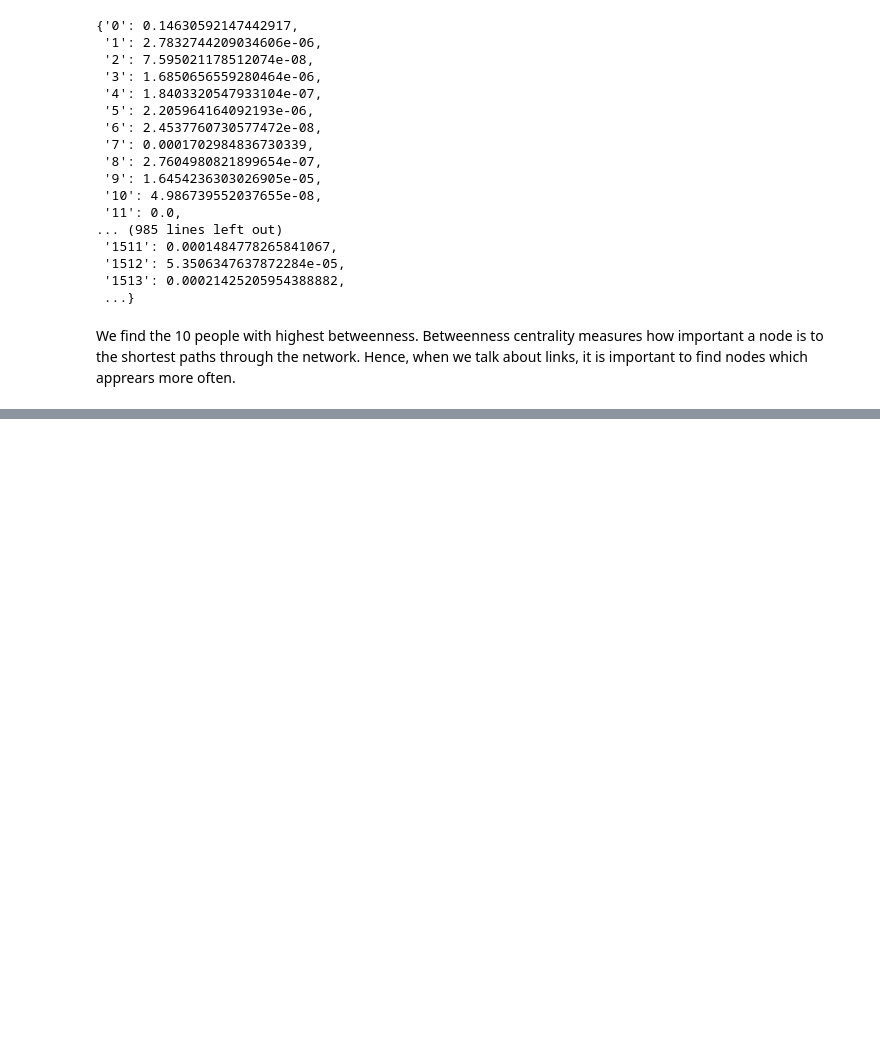
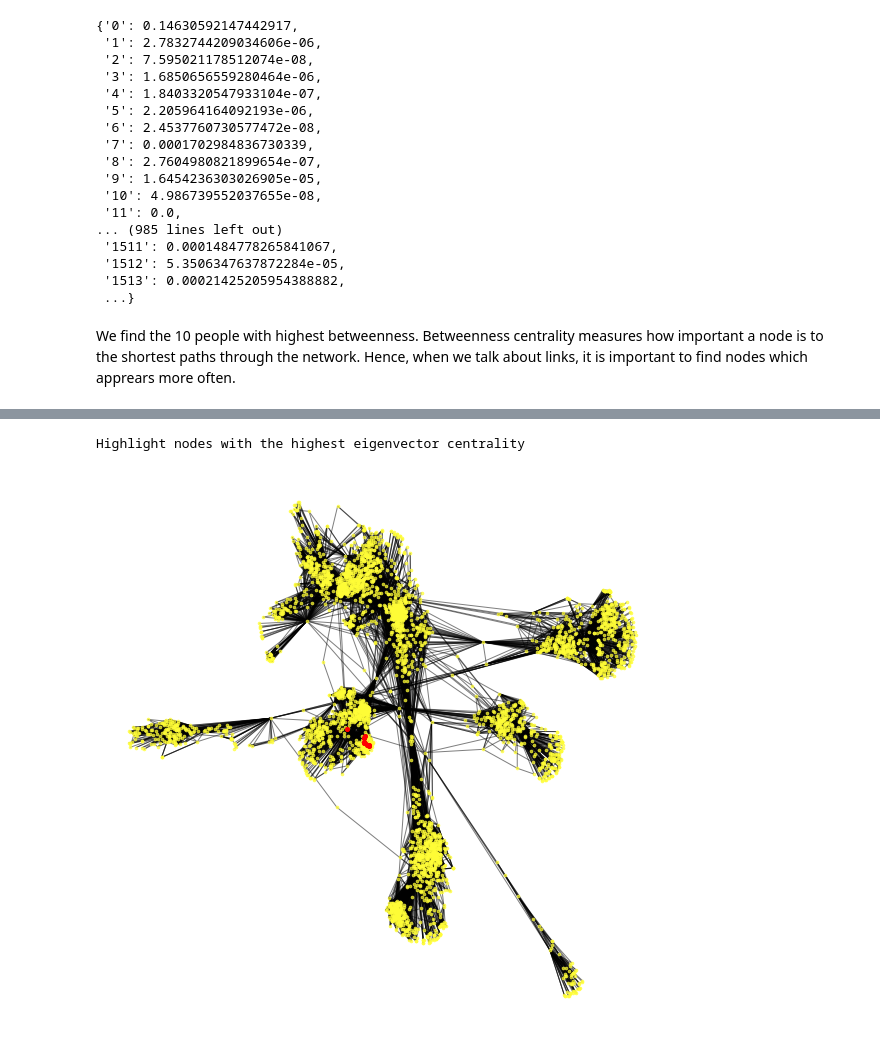
Before and after one commit to anitamezzetti/EPFL_Data_science_in_practice, a Jupyter notebook: Problem Set 3/ps3.ipynb, the cells around one changed output, grey strips where cells are left out. Drawn from its saved outputs; the diff is of its cells as text; code cells hidden in the pictures; blank space fills up the shorter version.

```diff
--- a/Problem Set 3/ps3.ipynb
+++ b/Problem Set 3/ps3.ipynb
@@ -172,0 +180,10 @@ betweenness
+# %%
+# warning!! the next command is realy slow
+
+eigenv_centrality = nx.eigenvector_centrality(G)
+# %%
+high_eig_cen = sorted(eigenv_centrality.items(), key=itemgetter(1), reverse=True)[:10]
+
+print("Nodes with highest EIGENVECTOR CENTRALITY:")
+for i in range(10):
+    print(f"Position #{i+1}: node {high_eig_cen[i][0]} with eig_cent {high_btw[i][1]}")
@@ -172,0 +202,8 @@ betweenness
+# %%
+# PRINT
+
+print("Highlight nodes with the highest eigenvector centrality")
+plot_network(G, position, nodes, np.array(high_eig_cen)[:,0] , 'r', True, True)
+# %% [output]
+Highlight nodes with the highest eigenvector centrality
+[figure, added]
```
Also changed, not shown: parts of 13 cells of this notebook.
